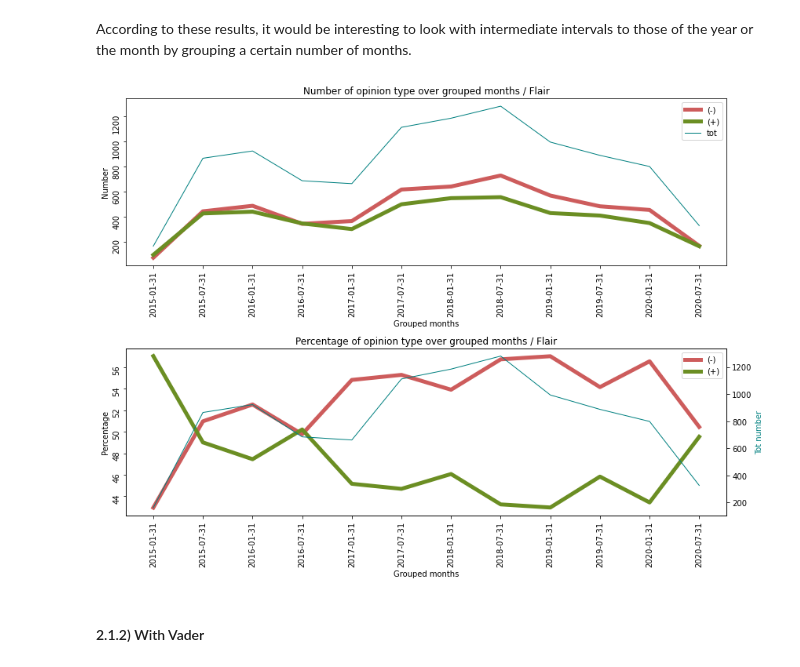
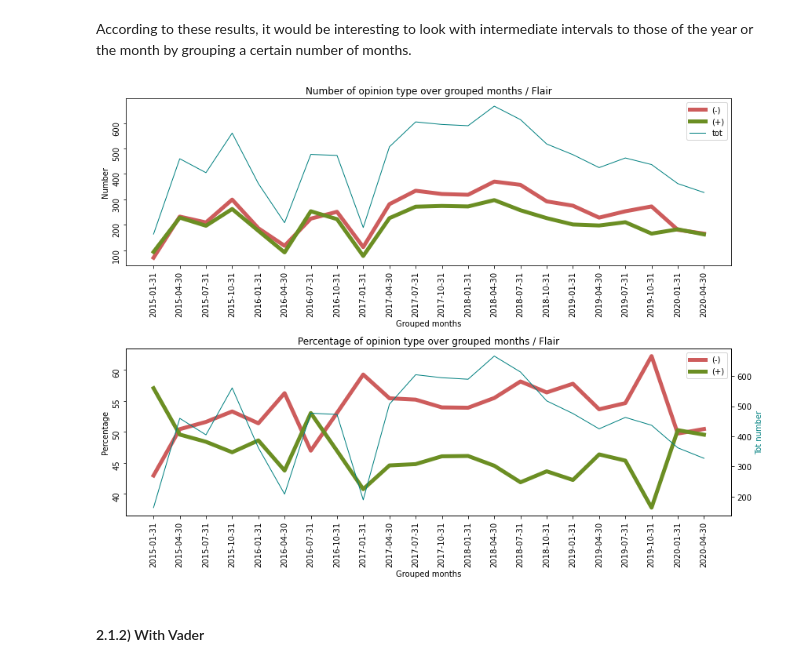
Before and after one commit to epfl-ada/ada-2021-project-data-wrestlers, a Jupyter notebook: notebook_milestone3.ipynb, the cells around one changed output. Saved outputs shown, nothing was run; the diff lists cells and outputs as text; code cells hidden in the pictures.

```diff
--- a/notebook_milestone3.ipynb
+++ b/notebook_milestone3.ipynb
@@ -1325,7 +1325,7 @@ plt.show()
 # %% [markdown]
 According to these results, it would be interesting to look with intermediate intervals to those of the year or the month by grouping a certain number of months.
 # %%
-N = 6 # number of months we want to regroup
+N = 3 # number of months we want to regroup
 
 # Calculate adapted time stats about sentiments
 stats_GroupMonth_Flair = Trump_about_sentiment.groupby(pd.Grouper(freq='{}M'.format(N), key='date')) \
@@ -1336,34 +1336,34 @@ stats_GroupMonth_Flair = Trump_about_sentiment.groupby(pd.Grouper(freq='{}M'.for
                      'percent_negative': x['FlairSentiment'].value_counts()['NEGATIVE']*100/len(x['FlairSentiment']),
                      'percent_positive': x['FlairSentiment'].value_counts()['POSITIVE']*100/len(x['FlairSentiment'])
     }))
 
 # Graphs by adapted time
 fig, ax = plt.subplots(2,1,figsize=(12,9))
 
 ax[0].plot(stats_GroupMonth_Flair.index.astype(str), stats_GroupMonth_Flair.number_negative, label='(-)', color='indianred', linewidth=5.0)
 ax[0].plot(stats_GroupMonth_Flair.index.astype(str), stats_GroupMonth_Flair.number_positive, label='(+)', color='olivedrab', linewidth=5.0)
 ax[0].plot(stats_GroupMonth_Flair.index.astype(str), stats_GroupMonth_Flair.number_tot, label='tot', color='teal', linewidth=1.0)
 ax[0].set_title('Number of opinion type over grouped months / Flair')
 ax[0].set_xlabel('Grouped months')
 ax[0].set_ylabel('Number')
 ax[0].tick_params(labelrotation=90)
 ax[0].legend()
 
 ax[1].plot(stats_GroupMonth_Flair.index.astype(str), stats_GroupMonth_Flair.percent_negative, label='(-)', color='indianred', linewidth=5.0)
 ax[1].plot(stats_GroupMonth_Flair.index.astype(str), stats_GroupMonth_Flair.percent_positive, label='(+)', color='olivedrab', linewidth=5.0)
 ax11 = ax[1].twinx()
 ax11.plot(stats_GroupMonth_Flair.index.astype(str), stats_GroupMonth_Flair.number_tot, color='teal', linewidth=1.0)
 ax[1].set_title('Percentage of opinion type over grouped months / Flair')
 ax[1].set_xlabel('Grouped months')
 ax[1].set_ylabel('Percentage')
 ax11.set_ylabel('Tot number', color='teal')
 ax[1].tick_params(labelrotation=90)
 ax[1].legend()
 
 plt.tight_layout()
 plt.show()
 # %% [output]
-[figure, old version]
+[figure, new version]
 # %% [markdown]
 #### 2.1.2) With Vader   <a class="anchor" id="III.2.1.2"></a>
 # %%
```
Also changed, not shown: parts of 15 cells of this notebook.
